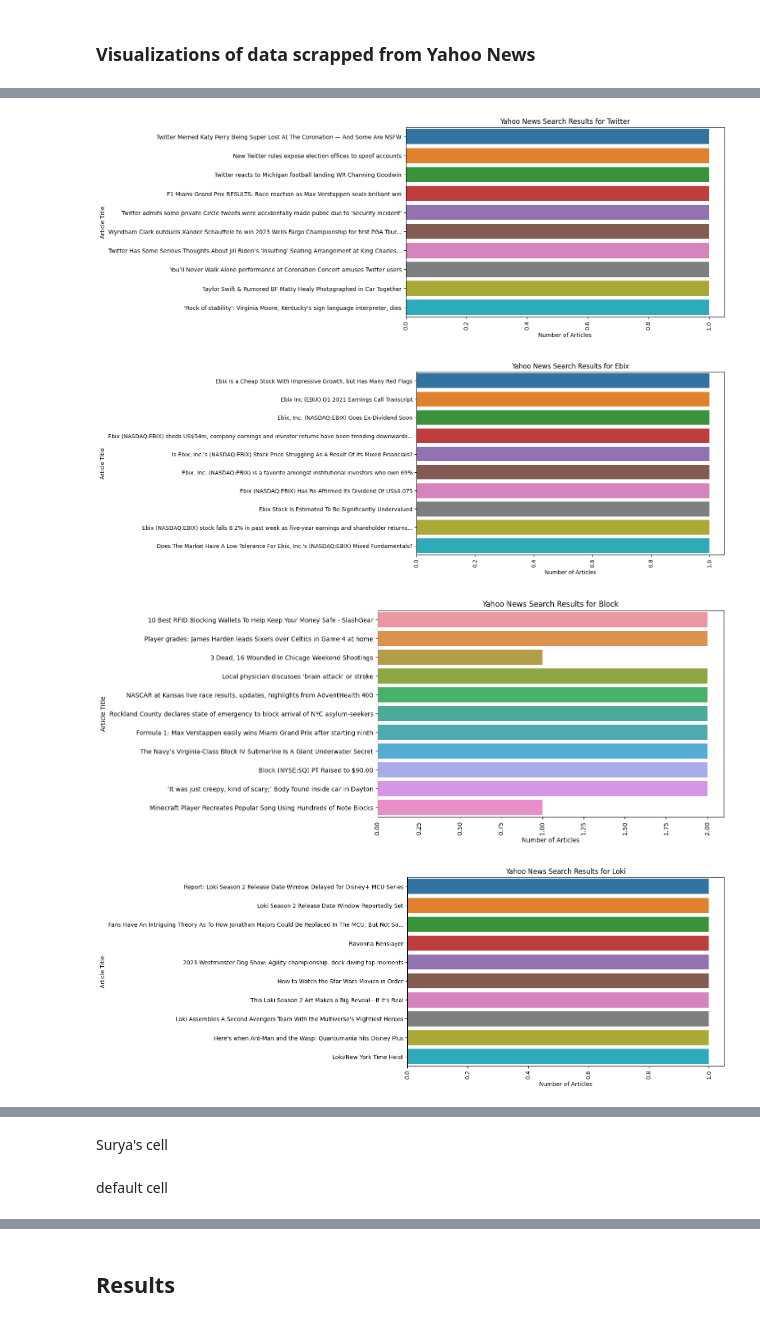
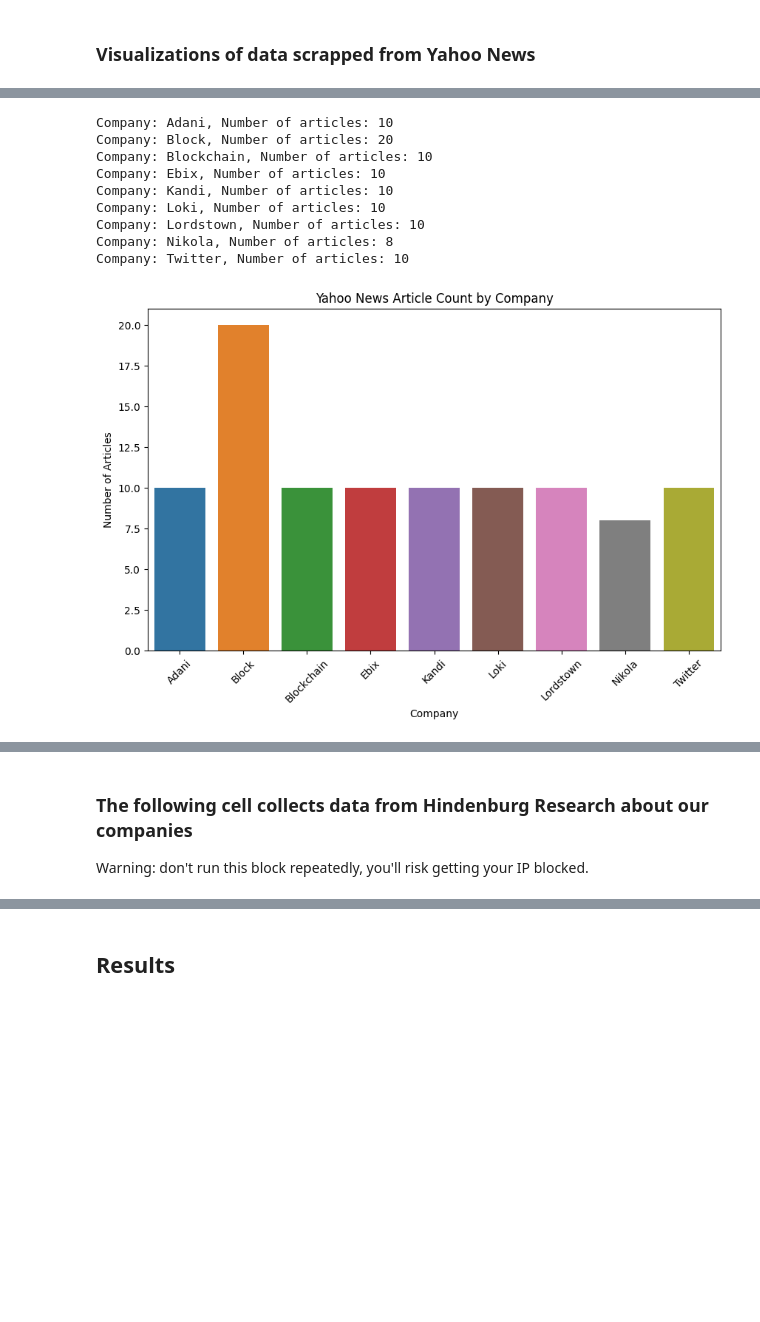
Before and after one commit to udaykumar1997/Deep-Learning-for-Sentiment-Analysis-of-Financial-News, a Jupyter notebook: 2-Scraping (Yahoo news).ipynb, the cells around one changed output, grey strips where cells are left out. Cells and saved outputs as stored; diff of their text form; code cells hidden in the pictures; blank space fills up the shorter version.

```diff
--- a/2-Scraping (Yahoo news).ipynb
+++ b/2-Scraping (Yahoo news).ipynb
@@ -140,21 +142,34 @@ for company in companies:
 ------
 ... (8 outputs left out)
+# %%
+# Group the data by company and count the number of articles
+grouped_data = df.groupby('company').size().reset_index(name='count')
+
+# Print the exact number of articles for each company
+for index, row in grouped_data.iterrows():
+    print(f"Company: {row['company']}, Number of articles: {row['count']}")
+# %% [output]
+Company: Adani, Number of articles: 10
+Company: Block, Number of articles: 20
+Company: Blockchain, Number of articles: 10
+Company: Ebix, Number of articles: 10
+Company: Kandi, Number of articles: 10
+Company: Loki, Number of articles: 10
+Company: Lordstown, Number of articles: 10
+Company: Nikola, Number of articles: 8
+Company: Twitter, Number of articles: 10
 # %%
-for company in companies:
-    # Filter the data for the specific company
-    company_data = df[df['company'] == company]
+# First, group the data by company and count the number of articles
+grouped_data = df.groupby('company').size().reset_index(name='count')
 
-    # Data visualization
-    plt.figure(figsize=(10, 6))
-    sns.countplot(y="title", data=company_data)
-    plt.xlabel("Number of Articles")
-    plt.ylabel("Article Title")
-    plt.title(f"Yahoo News Article Count Frequency for {company}")
-    plt.xticks(rotation=90)
-    plt.savefig(f"v-Article Count Frequency-YN-{company}.png", dpi=300, bbox_inches='tight')
-    plt.show()
+# Data visualization
+plt.figure(figsize=(10, 6))
+sns.barplot(x='company', y='count', data=grouped_data)
+plt.xlabel("Company")
+plt.ylabel("Number of Articles")
+plt.title("Yahoo News Article Count by Company")
+plt.xticks(rotation=45)
+plt.savefig("v-Article Count Frequency-YN.png", dpi=300, bbox_inches='tight')
+plt.show()
 # %% [output]
-[figure, old version]
+[figure, new version]
-[figure, removed]
-[figure, removed]
-[figure, removed]
@@ -167,2 +175,0 @@ for company in companies:
-# %% [markdown]
-Surya's cell
@@ -214,5 +176,6 @@ for company in companies:
-# %% [markdown]
-default cell
+# %% [markdown]
+### The following cell collects data from Hindenburg Research about our companies
+Warning: don't run this block repeatedly, you'll risk getting your IP blocked.
 # %%
 search_term = input("Enter a search term: ")
 # Get user input for the URL
```
Also changed, not shown: parts of 7 cells of this notebook, 2 other files.
